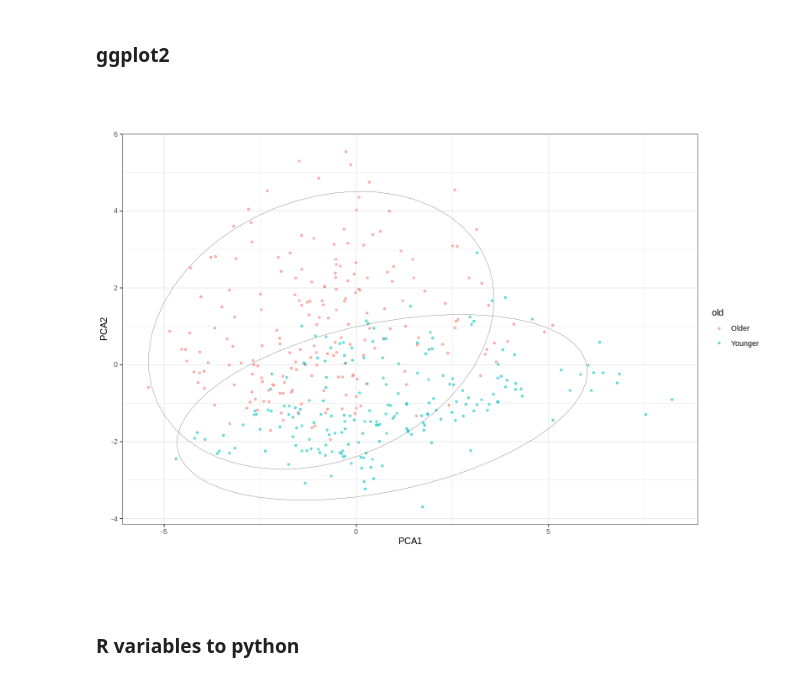
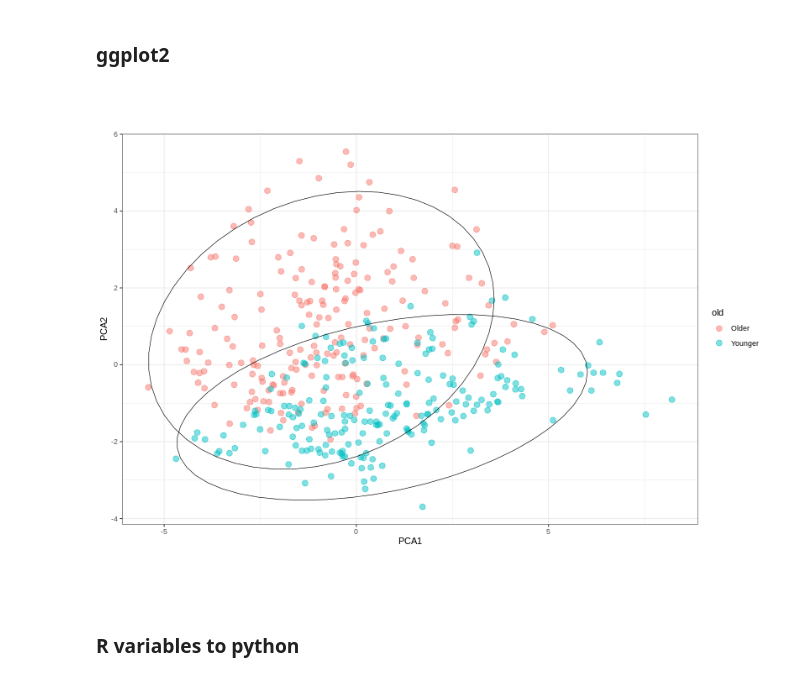
Before and after one commit to Venustiano/DataVis, a Jupyter notebook: slides/DataVis-06Py.ipynb, the cells around one changed output. Saved outputs shown, nothing was run; the diff lists cells and outputs as text; code cells hidden in the pictures.

```diff
--- a/slides/DataVis-06Py.ipynb
+++ b/slides/DataVis-06Py.ipynb
@@ -166,13 +166,13 @@ balancePcaPlot[,PCA2:=tpca$x[,2]]
 # %%
 %%R -w 800 -h 600 -u px
 bpp <- ggplot(balancePcaPlot,aes(PCA1,PCA2,group=old))
-bpp <- bpp + geom_point(aes(colour=old),size=1,alpha=0.5)+
-        stat_ellipse(size=0.1)+
+bpp <- bpp + geom_point(aes(colour=old),size=3,alpha=0.5)+
+        stat_ellipse(size=0.3)+
         theme_bw()+
     coord_fixed(ratio = 1)
 bpp    # to add the biplot, look at ./data/figures.R
 # %% [output]
-[figure, old version]
+[figure, new version]
 # %% [markdown]
 ### R variables to python
 # %%
```
Also changed, not shown: parts of 1 cell of this notebook, 2 other files.
